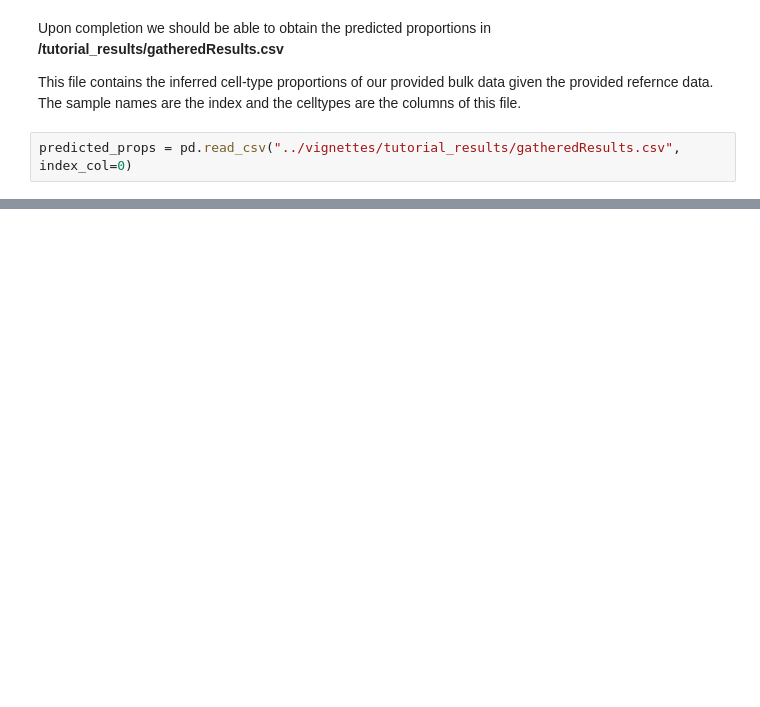
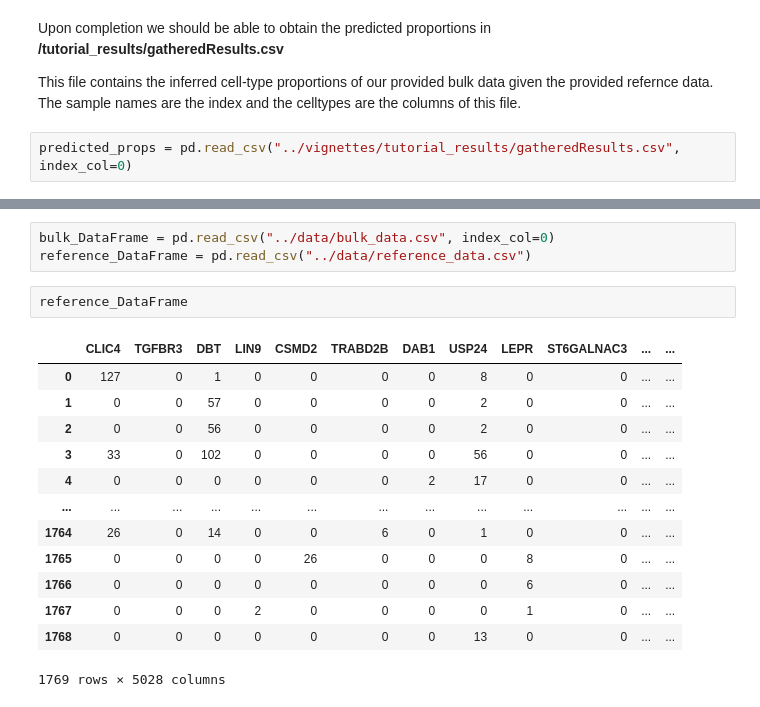
Before and after one commit to li-lab-mcgill/gtm-decon, a Jupyter notebook: vignettes/tutorial.ipynb, the cells around one changed output, grey strips where cells are left out. Cells and saved outputs as stored; diff of their text form; blank space fills up the shorter version.

Commit message:
update tutorial to use ref/bulk example data in data directory

```diff
--- a/vignettes/tutorial.ipynb
+++ b/vignettes/tutorial.ipynb
@@ -121,0 +176,19 @@ predicted_props.head()
+# %%
+bulk_DataFrame = pd.read_csv("../data/bulk_data.csv", index_col=0)
+reference_DataFrame = pd.read_csv("../data/reference_data.csv")
+# %%
+reference_DataFrame
+# %% [output]
+|  | CLIC4 | TGFBR3 | DBT | LIN9 | CSMD2 | TRABD2B | DAB1 | USP24 | LEPR | ST6GALNAC3 | ... | ... |
+| 0 | 127 | 0 | 1 | 0 | 0 | 0 | 0 | 8 | 0 | 0 | ... | ... |
+| 1 | 0 | 0 | 57 | 0 | 0 | 0 | 0 | 2 | 0 | 0 | ... | ... |
+| 2 | 0 | 0 | 56 | 0 | 0 | 0 | 0 | 2 | 0 | 0 | ... | ... |
+| 3 | 33 | 0 | 102 | 0 | 0 | 0 | 0 | 56 | 0 | 0 | ... | ... |
+| 4 | 0 | 0 | 0 | 0 | 0 | 0 | 2 | 17 | 0 | 0 | ... | ... |
+| ... | ... | ... | ... | ... | ... | ... | ... | ... | ... | ... | ... | ... |
+| 1764 | 26 | 0 | 14 | 0 | 0 | 6 | 0 | 1 | 0 | 0 | ... | ... |
+| 1765 | 0 | 0 | 0 | 0 | 26 | 0 | 0 | 0 | 8 | 0 | ... | ... |
+| 1766 | 0 | 0 | 0 | 0 | 0 | 0 | 0 | 0 | 6 | 0 | ... | ... |
+| 1767 | 0 | 0 | 0 | 2 | 0 | 0 | 0 | 0 | 1 | 0 | ... | ... |
+| 1768 | 0 | 0 | 0 | 0 | 0 | 0 | 0 | 13 | 0 | 0 | ... | ... |
+1769 rows × 5028 columns
```
Also changed, not shown: parts of 15 cells of this notebook.
